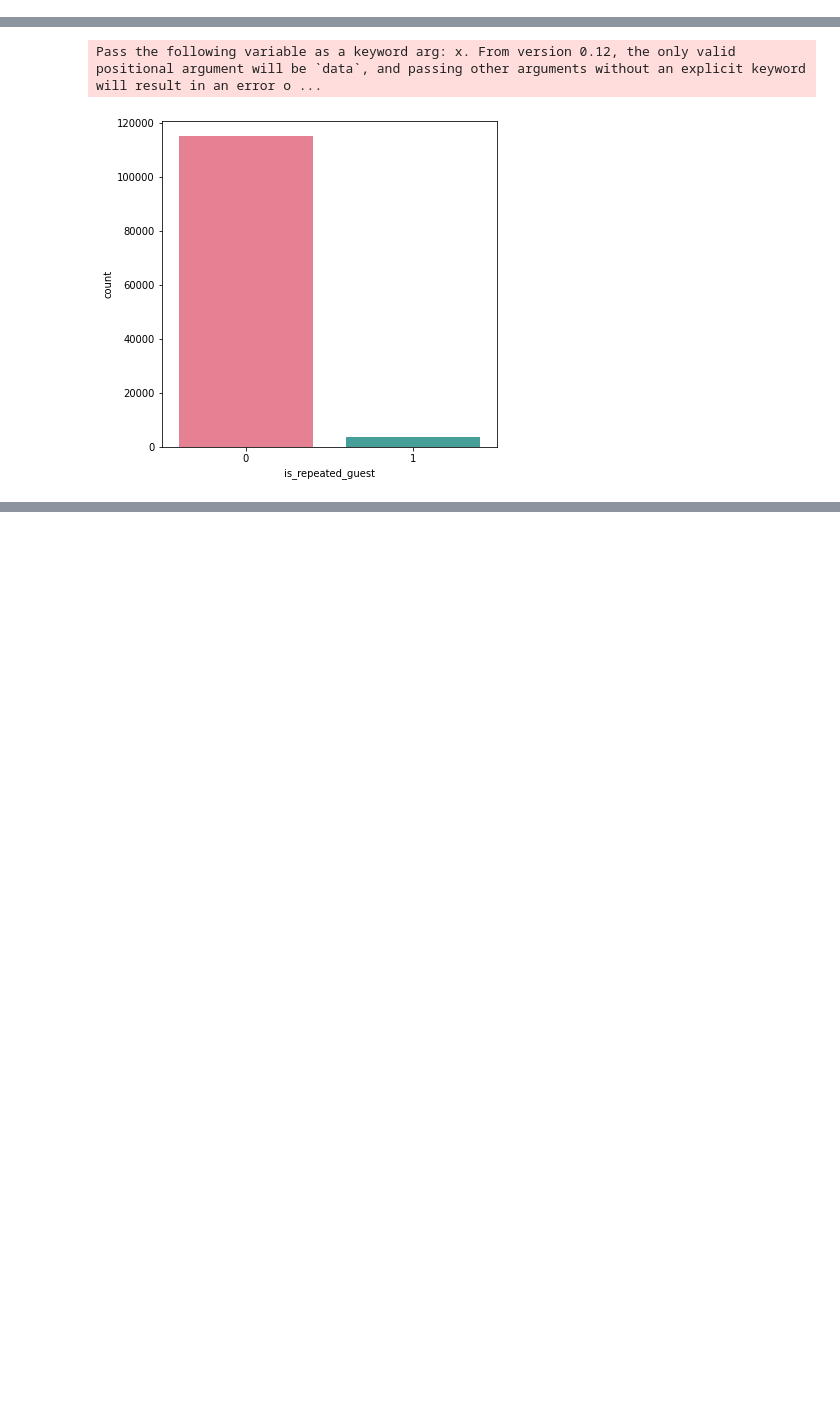
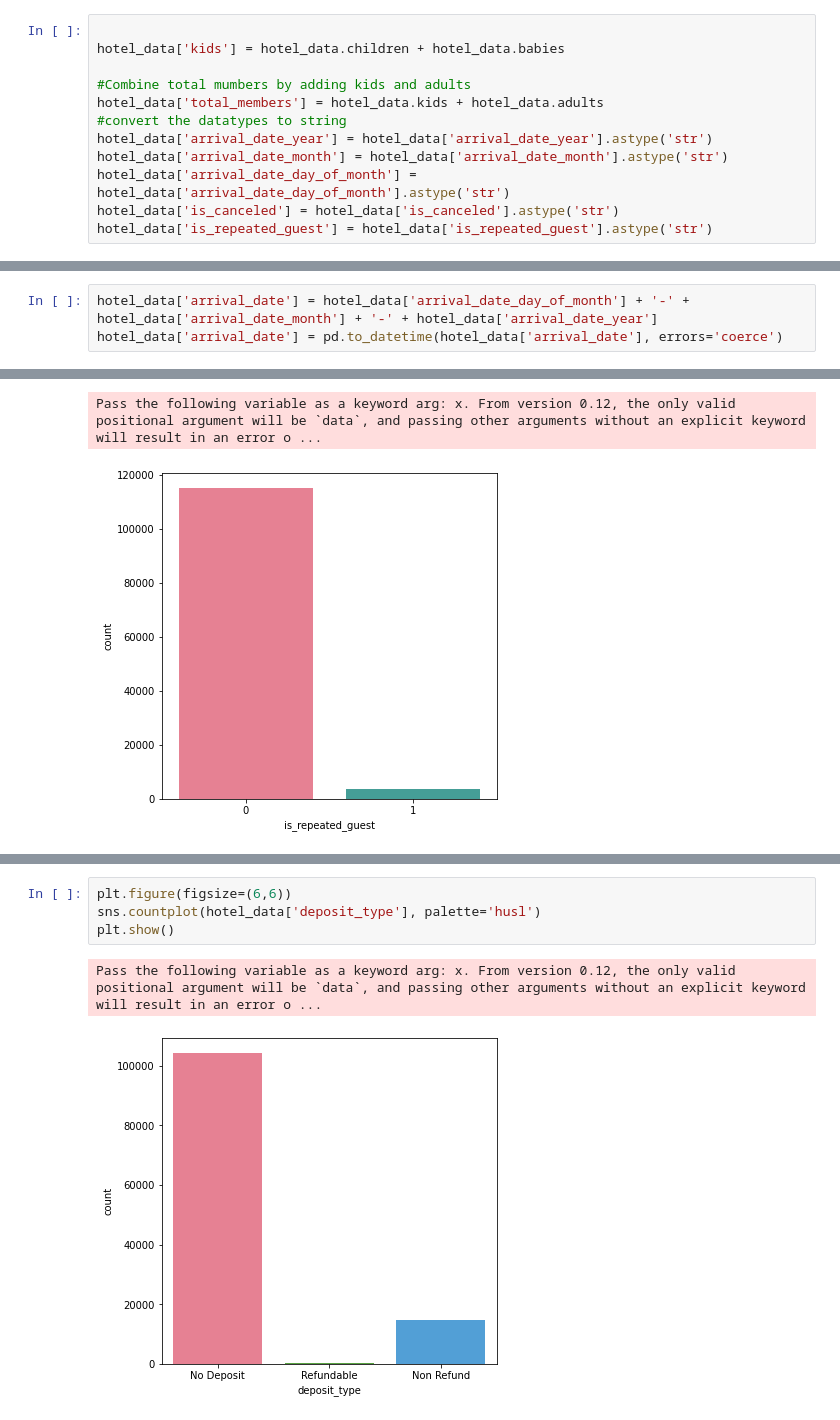
Before and after one commit to Mk-singh55555/Hotel-booking-analysis, a Jupyter notebook: By_me_Hotel_Booking_Analysis_Capstone_Project.ipynb, the cells around one changed output, grey strips where cells are left out. Cells and saved outputs as stored; diff of their text form; blank space fills up the shorter version.

```diff
--- a/By_me_Hotel_Booking_Analysis_Capstone_Project.ipynb
+++ b/By_me_Hotel_Booking_Analysis_Capstone_Project.ipynb
@@ -236,2 +254,14 @@ hotel_data.loc[hotel_data.adr > 1000, 'adr'] = 1000
 # %%
 #Exploratory data analysis(EDA)
+# %%
+
+hotel_data['kids'] = hotel_data.children + hotel_data.babies
+
+#Combine total mumbers by adding kids and adults
+hotel_data['total_members'] = hotel_data.kids + hotel_data.adults
+#convert the datatypes to string
+hotel_data['arrival_date_year'] = hotel_data['arrival_date_year'].astype('str')
+hotel_data['arrival_date_month'] = hotel_data['arrival_date_month'].astype('str')
+hotel_data['arrival_date_day_of_month'] = hotel_data['arrival_date_day_of_month'].astype('str')
+hotel_data['is_canceled'] = hotel_data['is_canceled'].astype('str')
+hotel_data['is_repeated_guest'] = hotel_data['is_repeated_guest'].astype('str')
@@ -237,0 +286,3 @@ hotel_data.loc[hotel_data.adr > 1000, 'adr'] = 1000
+# %%
+hotel_data['arrival_date'] = hotel_data['arrival_date_day_of_month'] + '-' + hotel_data['arrival_date_month'] + '-' + hotel_data['arrival_date_year']
+hotel_data['arrival_date'] = pd.to_datetime(hotel_data['arrival_date'], errors='coerce')
@@ -397,0 +470,7 @@ Pass the following variable as a keyword arg: x. From version 0.12, the only val
+# %%
+plt.figure(figsize=(6,6))
+sns.countplot(hotel_data['deposit_type'], palette='husl')
+plt.show()
+# %% [output]
+Pass the following variable as a keyword arg: x. From version 0.12, the only valid positional argument will be `data`, and passing other arguments without an explicit keyword will result in an error o ...
+[figure, added]
```
Also changed, not shown: parts of 26 cells of this notebook.
